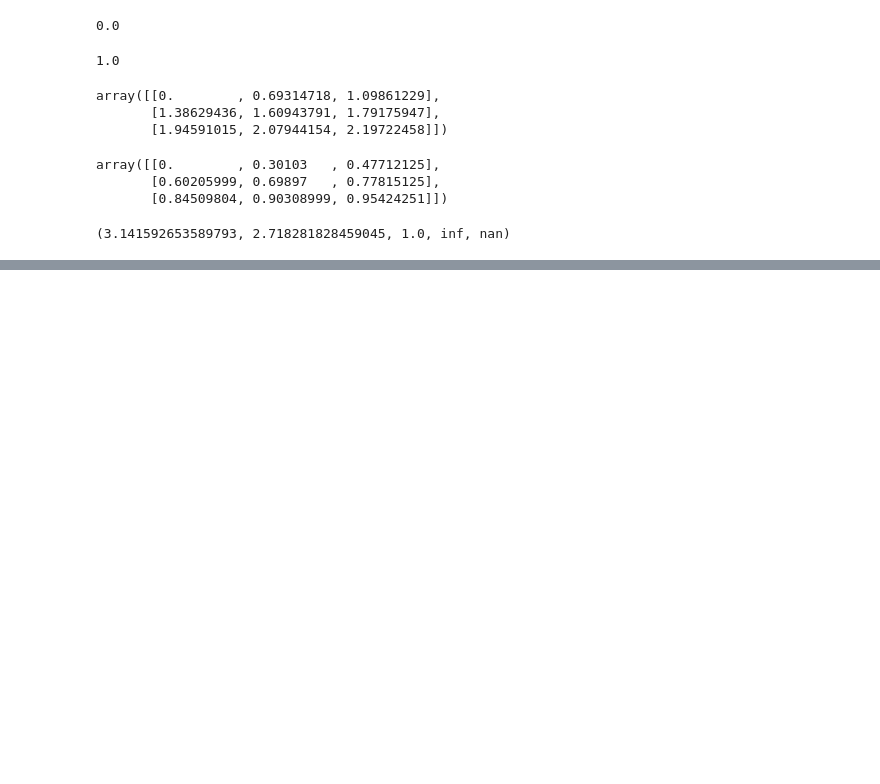
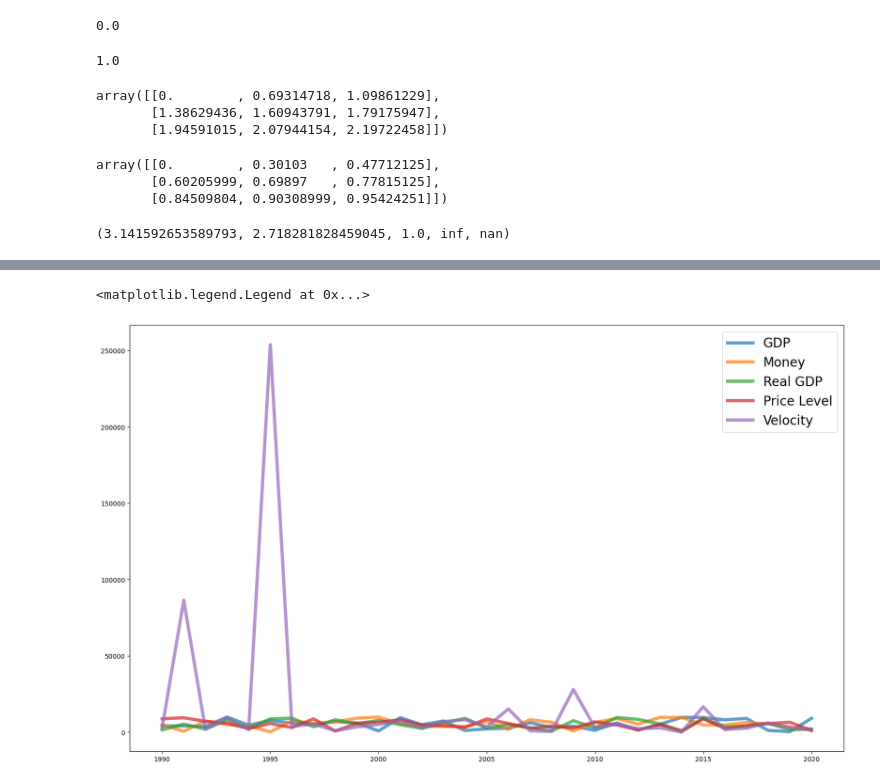
Before and after one commit to audrabuysse/Econ-411, a Jupyter notebook: In Class Projects/In Class Projects/Project 4 - Chapter 3 - Introduction to Numpy, Pandas, and Matplotlib.ipynb, the cells around one changed output, grey strips where cells are left out. Saved outputs shown, nothing was run; the diff lists cells and outputs as text; code cells hidden in the pictures; blank space fills up the shorter version.

```diff
--- a/In Class Projects/In Class Projects/Project 4 - Chapter 3 - Introduction to Numpy, Pandas, and Matplotlib.ipynb
+++ b/In Class Projects/In Class Projects/Project 4 - Chapter 3 - Introduction to Numpy, Pandas, and Matplotlib.ipynb
@@ -272,0 +611,8 @@ pi, e, lne, infinity, null_val
+# %%
+# plot using method for matplotlib from the pandas DataFrame
+fig, ax = plt.subplots(figsize = (20,12))
+macro_DF.plot(linewidth = 5, alpha = .7, ax = ax)# color = "C0" ... # legend = False
+ax.legend(fontsize = 20) # legend = false
+# %% [output]
+<matplotlib.legend.Legend at 0x...>
+[figure, added]
```
Also changed, not shown: parts of 55 cells of this notebook.
